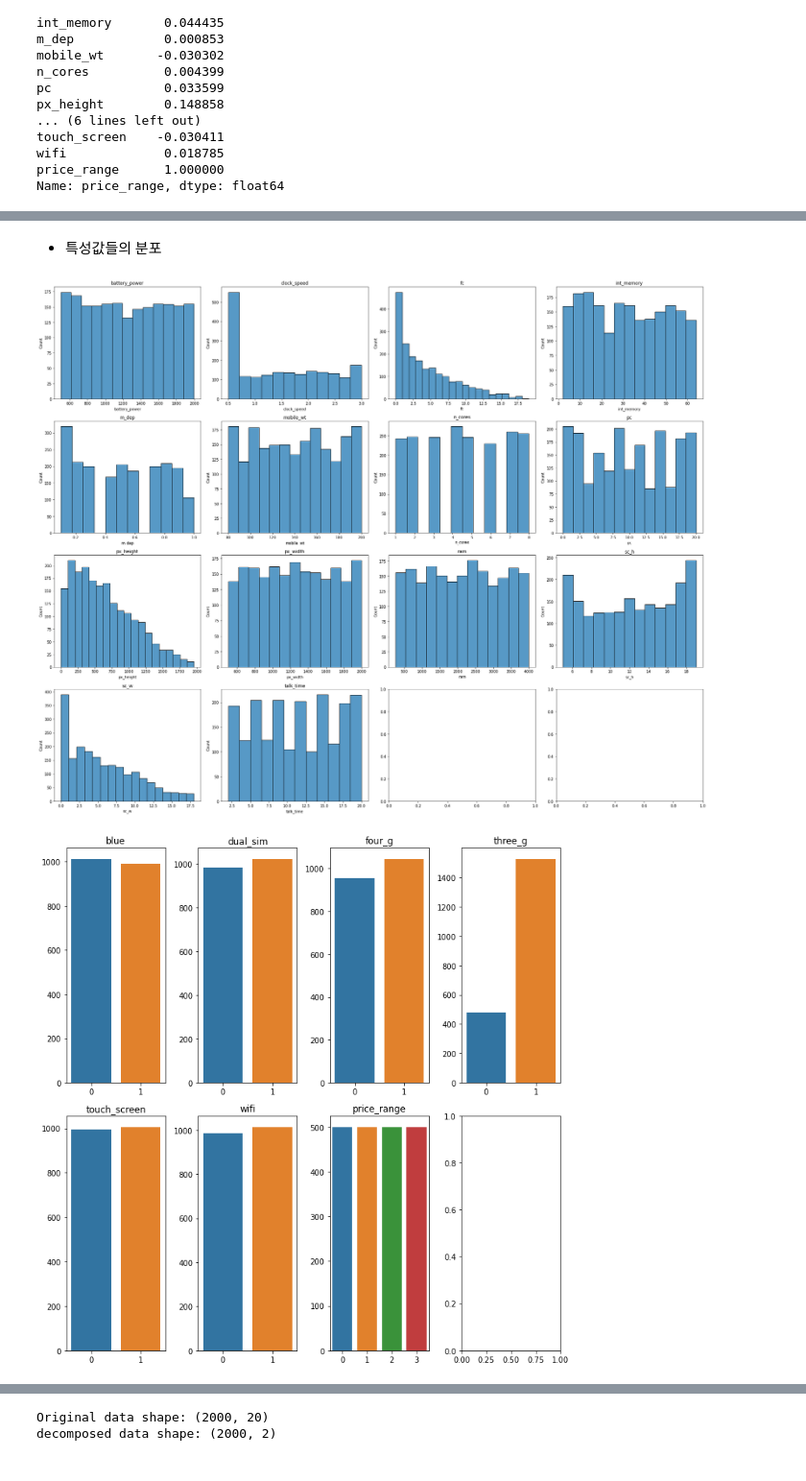
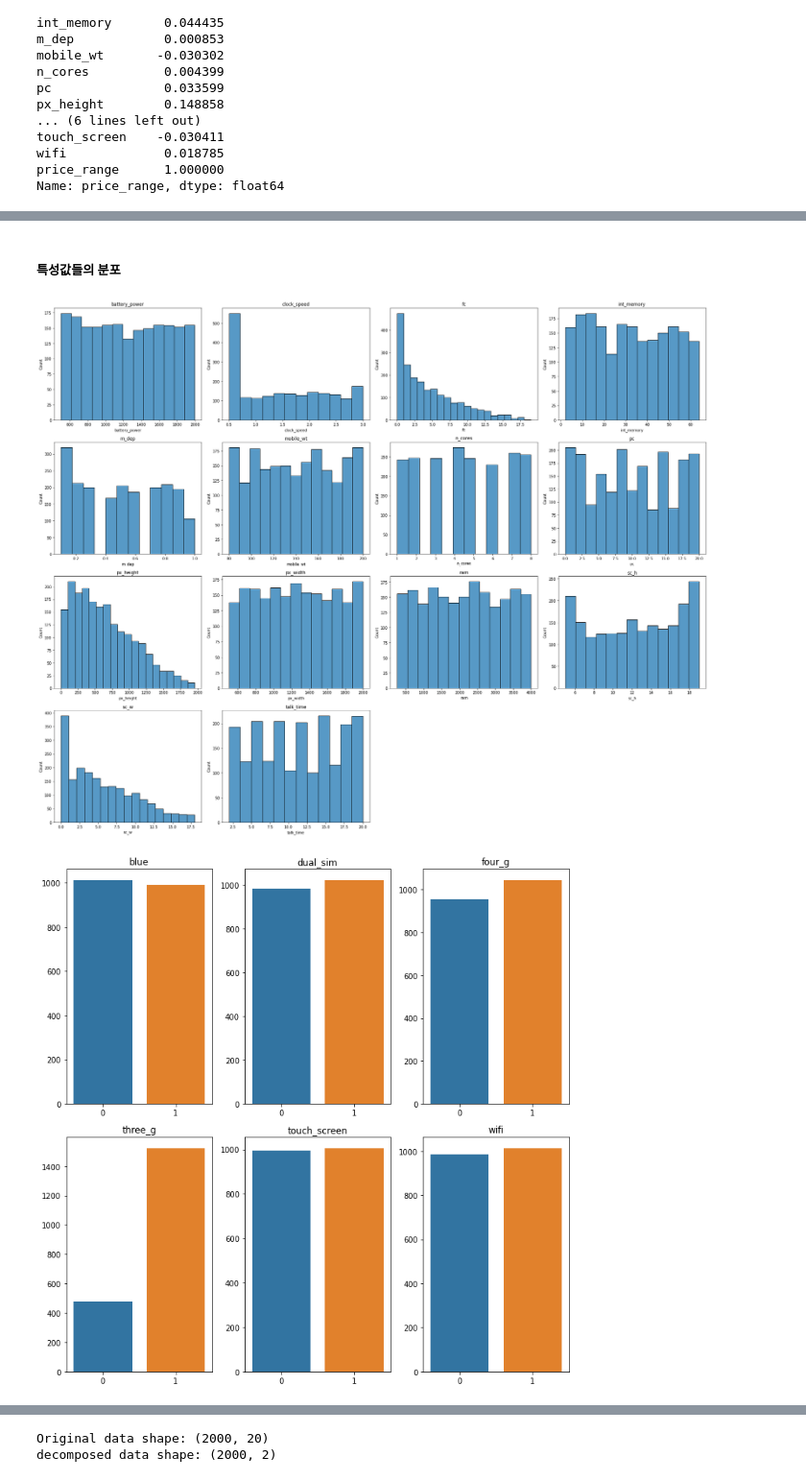
Before and after one commit to posky/Data_Analysis, a Jupyter notebook: Mobile-Price-Classification/mobile_price_classification_EDA.ipynb, the cells around one changed output, grey strips where cells are left out. Shown at 96% size. Cells and saved outputs as stored; diff of their text form; code cells hidden in the pictures.

Commit message:
mobile price classification - EDA, model

```diff
--- a/Mobile-Price-Classification/mobile_price_classification_EDA.ipynb
+++ b/Mobile-Price-Classification/mobile_price_classification_EDA.ipynb
@@ -92,26 +157,41 @@ sns.barplot(x=np.abs(corr.values), y=corr.index)
 # %% [markdown]
-* 특성값들의 분포
+##### 특성값들의 분포
 # %%
-values = ['battery_power', 'clock_speed', 'fc', 'int_memory', 'm_dep', 'mobile_wt', 'n_cores', 'pc', 'px_height', 'px_width', 'ram', 'sc_h', 'sc_w', 'talk_time']
+values = [
+    'battery_power', 'clock_speed', 'fc', 'int_memory', 'm_dep',
+    'mobile_wt', 'n_cores', 'pc', 'px_height', 'px_width', 'ram',
+    'sc_h', 'sc_w', 'talk_time'
+]
 
 fig, axes = plt.subplots(4, 4, figsize=(25, 20))
 
 for ax, col in zip(axes.ravel(), values):
     sns.histplot(train[col], ax=ax)
     ax.set_title(col)
+
+axes = axes.ravel()
+for i in range(len(values), 16):
+    axes[i].set_visible(False)
 plt.tight_layout()
 # %% [output]
-[figure, old version]
+[figure, new version]
 # %%
-categories = ['blue', 'dual_sim', 'four_g', 'three_g', 'touch_screen', 'wifi', 'price_range']
+categories = [
+    'blue', 'dual_sim', 'four_g', 'three_g',
+    'touch_screen', 'wifi'
+]
 
-fig, axes = plt.subplots(2, 4, figsize=(10, 10))
+fig, axes = plt.subplots(2, 3, figsize=(10, 10))
 
 for ax, col in zip(axes.ravel(), categories):
     counts = train[col].value_counts()
     sns.barplot(x=counts.index, y=counts.values, ax=ax)
     ax.set_title(col)
+
+axes = axes.ravel()
+for i in range(len(categories), 6):
+    axes[i].set_visible(False)
 plt.tight_layout()
 # %% [output]
-[figure, old version]
+[figure, new version]
 # %% [markdown]
```
Also changed, not shown: parts of 18 cells of this notebook, 3 other files.
